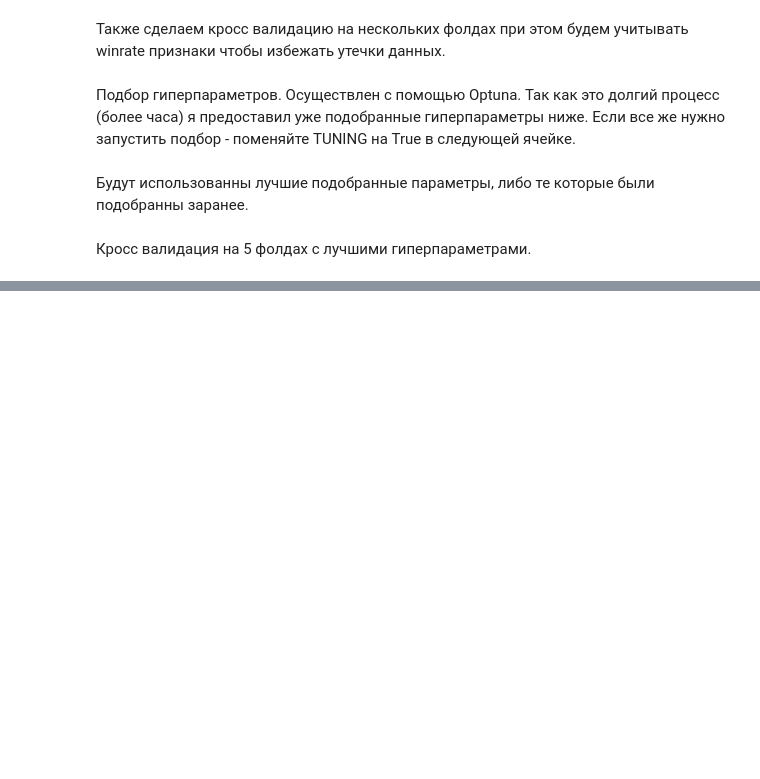
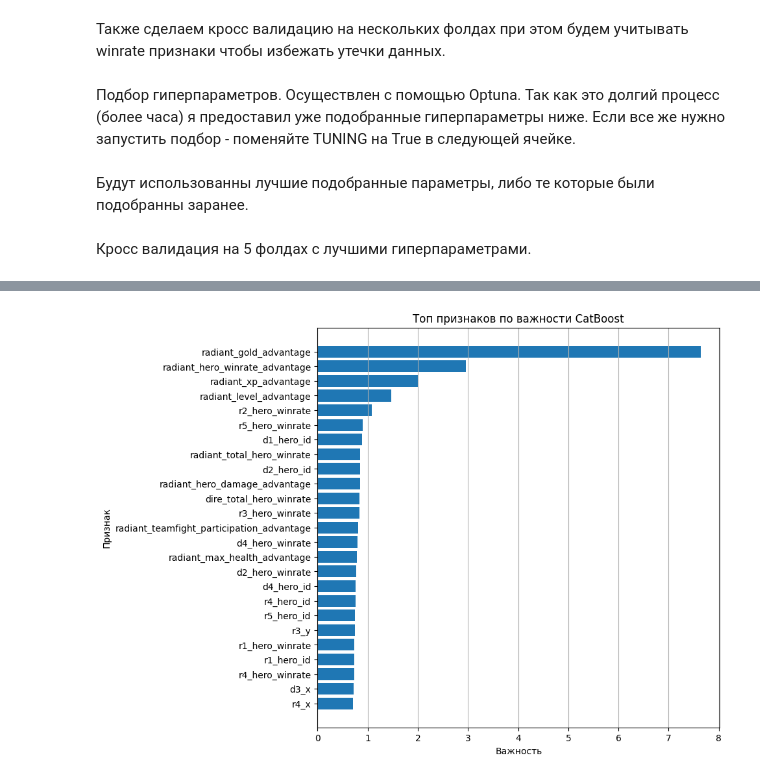
Before and after one commit to matevosovp/Dota-2-winner-prediction, a Jupyter notebook: Dota2winnerPrediction.ipynb, the cells around one changed output, grey strips where cells are left out. Cells and saved outputs as stored; diff of their text form; code cells hidden in the pictures; blank space fills up the shorter version.

```diff
--- a/Dota2winnerPrediction.ipynb
+++ b/Dota2winnerPrediction.ipynb
@@ -1634,0 +1724,12 @@ Roc-auc: 0.83777 std: 0.001826
+# %%
+cb_model = CatBoostClassifier(**best_params)
+cb_model.fit(X.drop(columns=hero_cols, errors="ignore"), y, verbose=0)
+
+# Важность
+fi = cb_model.get_feature_importance()
+fi_df = pd.DataFrame({
+    "feature": X.drop(columns=hero_cols, errors="ignore").columns,
+    "importance": fi
+}).sort_values("importance", ascending=False)
+
+fi_df.head(10)
@@ -1634,0 +1771,13 @@ Roc-auc: 0.83777 std: 0.001826
+# %%
+top_n = 25
+fi_top = fi_df.head(top_n).sort_values("importance")
+
+plt.figure(figsize=(8, 8))
+plt.barh(fi_top["feature"], fi_top["importance"])
+plt.title("Топ признаков по важности CatBoost")
+plt.xlabel("Важность")
+plt.ylabel("Признак")
+plt.grid(True, axis="x")
+plt.show()
+# %% [output]
+[figure, added]
```
Also changed, not shown: parts of 16 cells of this notebook.
